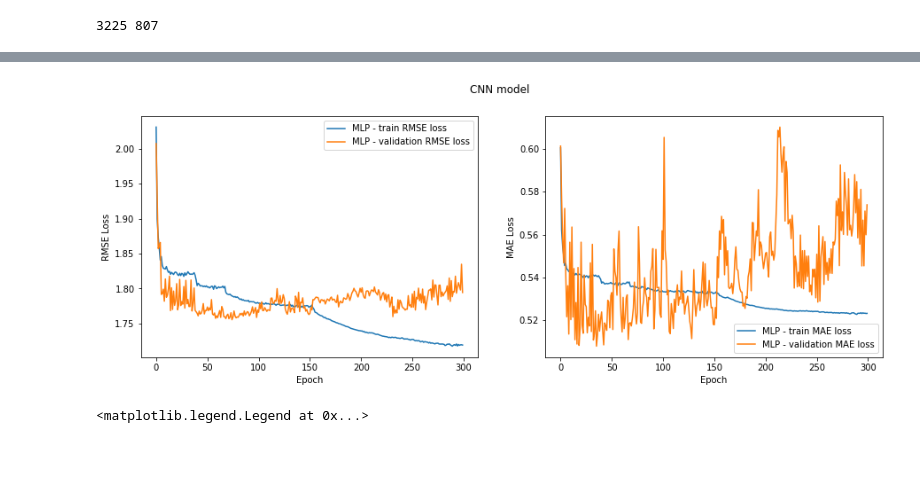
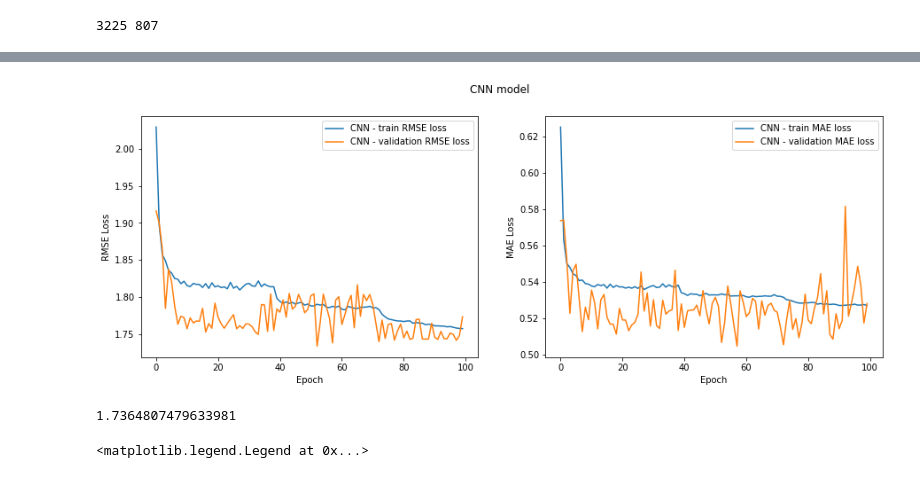
Before and after one commit to KAI10/NYC-Taxi-Demand-Prediction, a Jupyter notebook: cnn/taxi_demand_model_cnn.ipynb, the cells around one changed output, grey strips where cells are left out. Saved outputs shown, nothing was run; the diff lists cells and outputs as text; code cells hidden in the pictures.

Commit message:
added cnn, gcn, rnn models

```diff
--- a/cnn/taxi_demand_model_cnn.ipynb
+++ b/cnn/taxi_demand_model_cnn.ipynb
@@ -461,7 +466,7 @@ target_values = torch.Tensor(pickup_counts.T)
 
 dataset = TensorDataset(
     demand_features[train_start_index:, ],
-    other_features[train_start_index:, ],
+    time_features[train_start_index:, ],
     target_values[train_start_index:, ]
 )
 
@@ -507,13 +512,14 @@ class CNN(nn.Module):
         # print(x.shape)
         return x
 # %%
-model = CNN(demand_feature_length=demand_feature_dimension, other_feature_length=feature_dimension-demand_feature_dimension)
+model = CNN(demand_feature_length=demand_feature_dimension, fourier_feature_length=16, time_feature_length=31)
 
-for i, (demand_feature, other_feature, target_value) in enumerate(train_dataloader):
-    print(demand_feature.shape, other_feature.shape, target_value.shape)
+for i, (demand_feature, time_feature, target_value) in enumerate(train_dataloader):
+    print(demand_feature.shape, time_feature.shape, target_value.shape)
     demand_feature = torch.unsqueeze(demand_feature, dim=0)
-    other_feature = torch.unsqueeze(other_feature, dim=0)
-    output = model(demand_feature, other_feature)
+    fourier_feature = torch.unsqueeze(fourier_features, dim=0)
+    time_feature = torch.unsqueeze(time_feature, dim=0)
+    output = model(demand_feature, fourier_feature, time_feature)
     print(output.shape)
     break
 # %% [output]
@@ -525,8 +531,10 @@ import torch.optim as optim
 
 learning_rate = 0.005
 
-model = CNN(demand_feature_length=demand_feature_dimension, other_feature_length=feature_dimension-demand_feature_dimension)
+model = CNN(demand_feature_length=demand_feature_dimension, fourier_feature_length=16, time_feature_length=31)
 model.cuda()
+
+fourier_feature = torch.unsqueeze(fourier_features, dim=0).cuda()
 
 optimizer = optim.Adam(
     model.parameters(),
@@ -536,10 +544,10 @@ optimizer = optim.Adam(
 
 scheduler = ReduceLROnPlateau(optimizer, mode='min', factor=0.5, patience=10, verbose=True)
 # %%
-def train(demand_feature, other_feature, target_value):
+def train(demand_feature, fourier_feature, time_feature, target_value):
     model.train()
     optimizer.zero_grad()
-    output = model(demand_feature, other_feature)
+    output = model(demand_feature, fourier_feature, time_feature)
     loss_train = F.mse_loss(output, target_value)
     loss_train.backward()
     optimizer.step()
@@ -556,11 +564,12 @@ def train_model(number_of_epochs):
         train_losses = []
         train_mae_losses = []
         train_rmsle_losses = []
-        for i, (demand_feature, other_feature, target_value) in enumerate(train_dataloader):
+        for i, (demand_feature, time_feature, target_value) in enumerate(train_dataloader):
             demand_feature = torch.unsqueeze(demand_feature, dim=0).cuda()
-            other_feature = torch.unsqueeze(other_feature, dim=0).cuda()
+            time_feature = torch.unsqueeze(time_feature, dim=0).cuda()
+            #fourier_feature = torch.unsqueeze(fourier_features, dim=0).cuda()
             target_value = target_value.reshape(number_of_nodes, -1).cuda()
-            loss, mae_loss, rmsle_loss = train(demand_feature, other_feature, target_value)
+            loss, mae_loss, rmsle_loss = train(demand_feature, fourier_feature, time_feature, target_value)
             train_losses.append(loss)
             train_mae_losses.append(mae_loss)
             train_rmsle_losses.append(rmsle_loss)
@@ -585,12 +594,12 @@ def get_validation_loss():
     val_losses = []
     val_mae_losses = []
     val_rmsle_losses = []
-    for i, (demand_feature, other_feature, target_value) in enumerate(val_dataloader):
+    for i, (demand_feature, time_feature, target_value) in enumerate(val_dataloader):
         model.eval()
         demand_feature = torch.unsqueeze(demand_feature, dim=0).cuda()
-        other_feature = torch.unsqueeze(other_feature, dim=0).cuda()
+        time_feature = torch.unsqueeze(time_feature, dim=0).cuda()
         target_value = target_value.reshape(number_of_nodes, -1).cuda()
-        output = model(demand_feature, other_feature)
+        output = model(demand_feature, fourier_feature, time_feature)
         loss_val = F.mse_loss(output, target_value)
         mae_loss_val = F.l1_loss(output, target_value)
         rmsle_loss = torch.sqrt(F.mse_loss(torch.log(output + 1), torch.log(target_value + 1)))
@@ -627,19 +636,23 @@ sum(p.numel() for p in model.parameters() if p.requires_grad)
 # %%
 fig, (ax1, ax2) = plt.subplots(1, 2, figsize=(15,5), sharex=True)
 fig.suptitle('CNN model')
-ax1.plot(range(300), [mse_loss for mse_loss, _, _ in train_losses], label='MLP - train RMSE loss')
-ax1.plot(range(300), [mse_loss for mse_loss, _, _ in val_losses], label='MLP - validation RMSE loss')
-ax2.plot(range(300), [mae_loss for _, mae_loss, _ in train_losses], label='MLP - train MAE loss')
-ax2.plot(range(300), [mae_loss for _, mae_loss, _ in val_losses], label='MLP - validation MAE loss')
+ax1.plot(range(100), [mse_loss for mse_loss, _, _ in train_losses], label='CNN - train RMSE loss')
+ax1.plot(range(100), [mse_loss for mse_loss, _, _ in val_losses], label='CNN - validation RMSE loss')
+ax2.plot(range(100), [mae_loss for _, mae_loss, _ in train_losses], label='CNN - train MAE loss')
+ax2.plot(range(100), [mae_loss for _, mae_loss, _ in val_losses], label='CNN - validation MAE loss')
 ax1.set_ylabel('RMSE Loss')
 ax2.set_ylabel('MAE Loss')
 ax1.set_xlabel('Epoch')
 ax2.set_xlabel('Epoch')
 ax1.legend()
 ax2.legend()
-fig.savefig("cnn_model_3x3_results.pdf", bbox_inches='tight', dpi=600)
+fig.savefig("cnn_model_3x3_results_new.png", bbox_inches='tight', dpi=600)
 # %% [output]
-[figure, old version]
+[figure, new version]
+# %%
+min([mse_loss for mse_loss, _, _ in val_losses])
+# %% [output]
+1.7364807479633981
 # %%
 plt.plot(range(100), [rmsle_loss for _, _, rmsle_loss in train_losses], label='MLP - train rmsle loss')
 plt.plot(range(100), [rmsle_loss for _, _, rmsle_loss in val_losses], label='MLP - validation rmsle loss')
```
Also changed, not shown: parts of 13 cells of this notebook, 5 other files.
